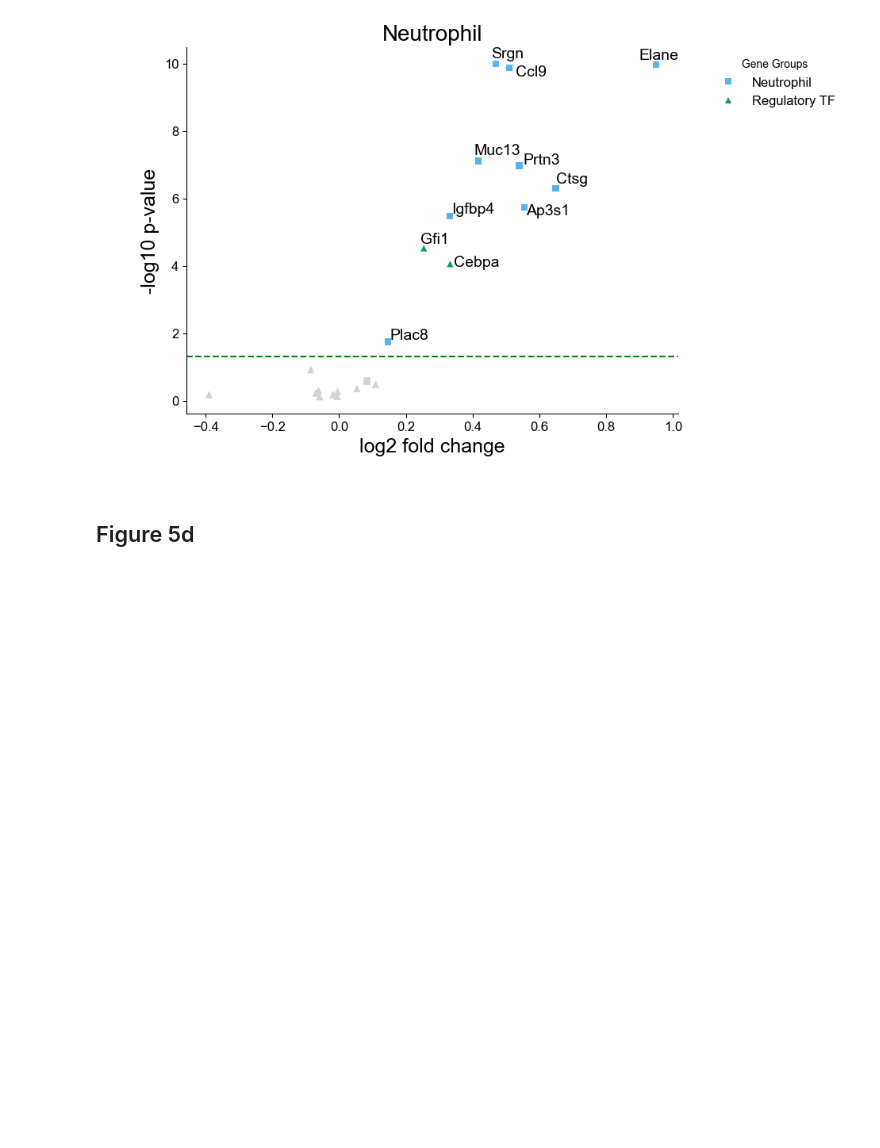
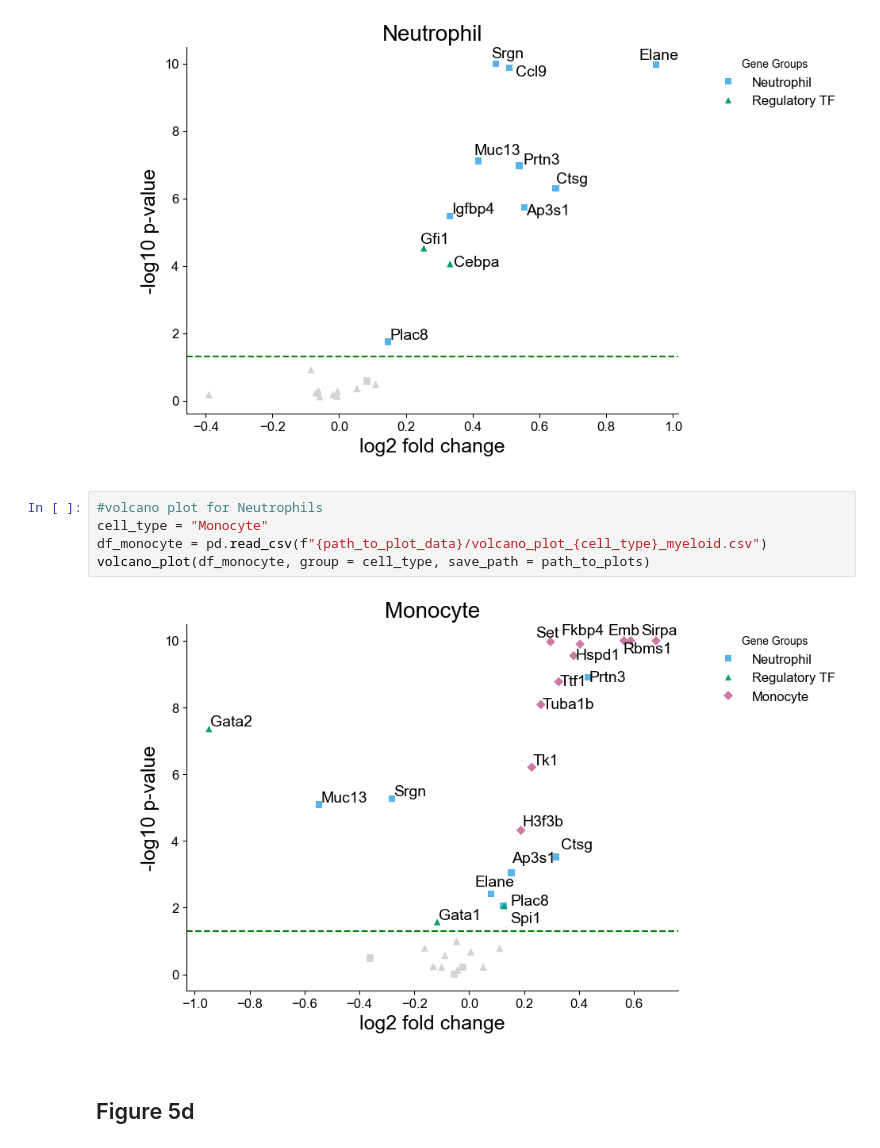
Before and after one commit to GoyalLab/TwINFER, a Jupyter notebook: scripts_to_plot_figures/figure_5.ipynb, the cells around one changed output. Drawn from its saved outputs; the diff is of its cells as text; blank space fills up the shorter version.

```diff
--- a/scripts_to_plot_figures/figure_5.ipynb
+++ b/scripts_to_plot_figures/figure_5.ipynb
@@ -361,6 +361,13 @@ df_neutrophils = pd.read_csv(f"{path_to_plot_data}/volcano_plot_{cell_type}.csv"
 volcano_plot(df_neutrophils, group = cell_type, save_path = path_to_plots)
 # %% [output]
 [figure]
+# %%
+#volcano plot for Neutrophils
+cell_type = "Monocyte"
+df_monocyte = pd.read_csv(f"{path_to_plot_data}/volcano_plot_{cell_type}_myeloid.csv")
+volcano_plot(df_monocyte, group = cell_type, save_path = path_to_plots)
+# %% [output]
+[figure, added]
 # %% [markdown]
 ## Figure 5d
 # %%
```
Also changed, not shown: parts of 7 cells of this notebook, 13 other files.
